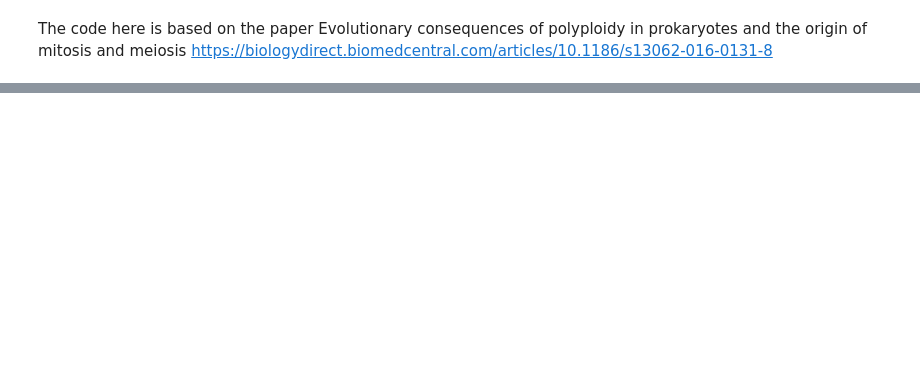
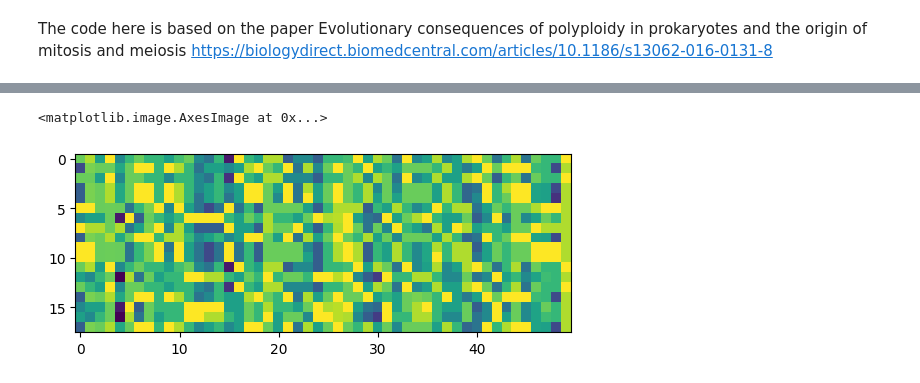
Before and after one commit to AustereTriceratops/scratch, a Jupyter notebook: polyploidy.ipynb, the cells around one changed output, grey strips where cells are left out. Drawn from its saved outputs; the diff is of its cells as text; code cells hidden in the pictures; blank space fills up the shorter version.

```diff
--- a/polyploidy.ipynb
+++ b/polyploidy.ipynb
@@ -152,0 +195,6 @@ AttributeError: Line2D.set() got an unexpected keyword argument 'lebel'
+# %%
+fig, ax = plt.subplots()
+ax.imshow(genome_snapshot)
+# %% [output]
+<matplotlib.image.AxesImage at 0x...>
+[figure, added]
```
Also changed, not shown: parts of 8 cells of this notebook, 5 other files.
